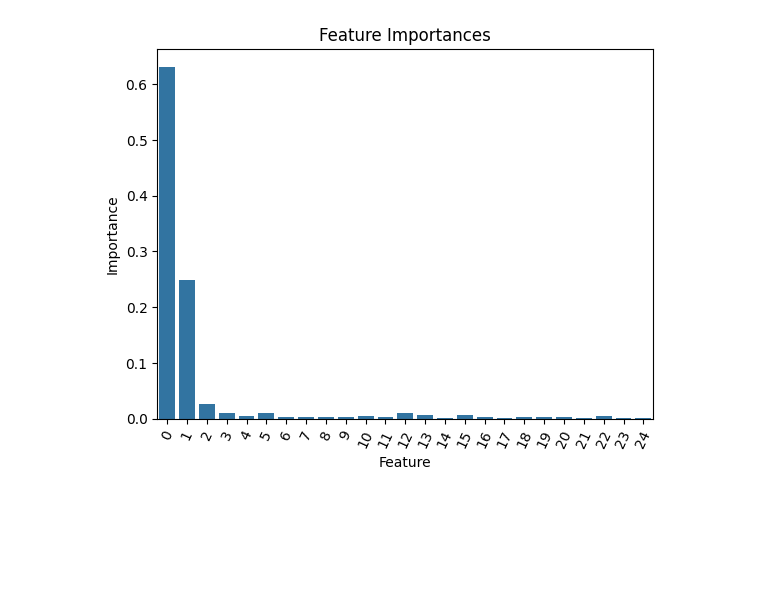
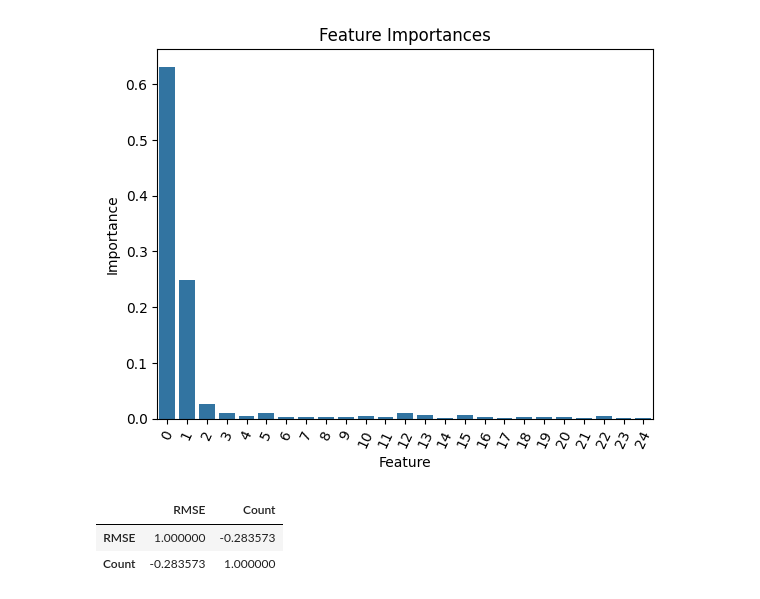
Before and after one commit to datascience-mobi-2024/topic04_02, a Jupyter notebook: archive/regressionerror.ipynb, the cells around one changed output. Saved outputs shown, nothing was run; the diff lists cells and outputs as text; code cells hidden in the pictures; blank space fills up the shorter version.

```diff
--- a/regressionerror.ipynb
+++ b/archive/regressionerror.ipynb
@@ -220,3 +219,9 @@ plt.xticks(rotation=65)
 plt.show()
 # %% [output]
 [figure]
+# %%
+grouped_rmse2.corr(numeric_only=True)
+# %% [output]
+|  | RMSE | Count |
+| RMSE | 1.000000 | -0.283573 |
+| Count | -0.283573 | 1.000000 |
```
Also changed, not shown: parts of 1 cell of this notebook, 9 other files.
